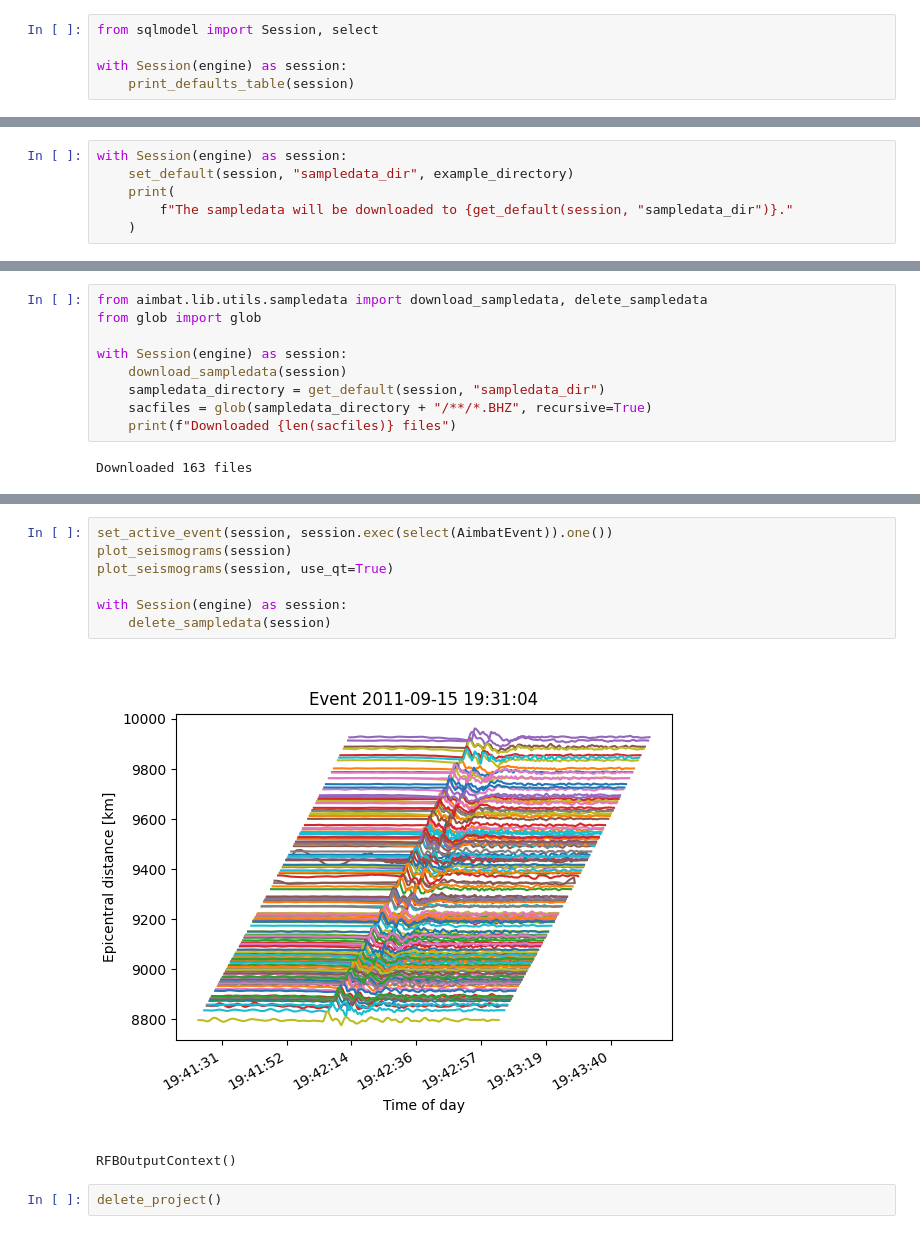
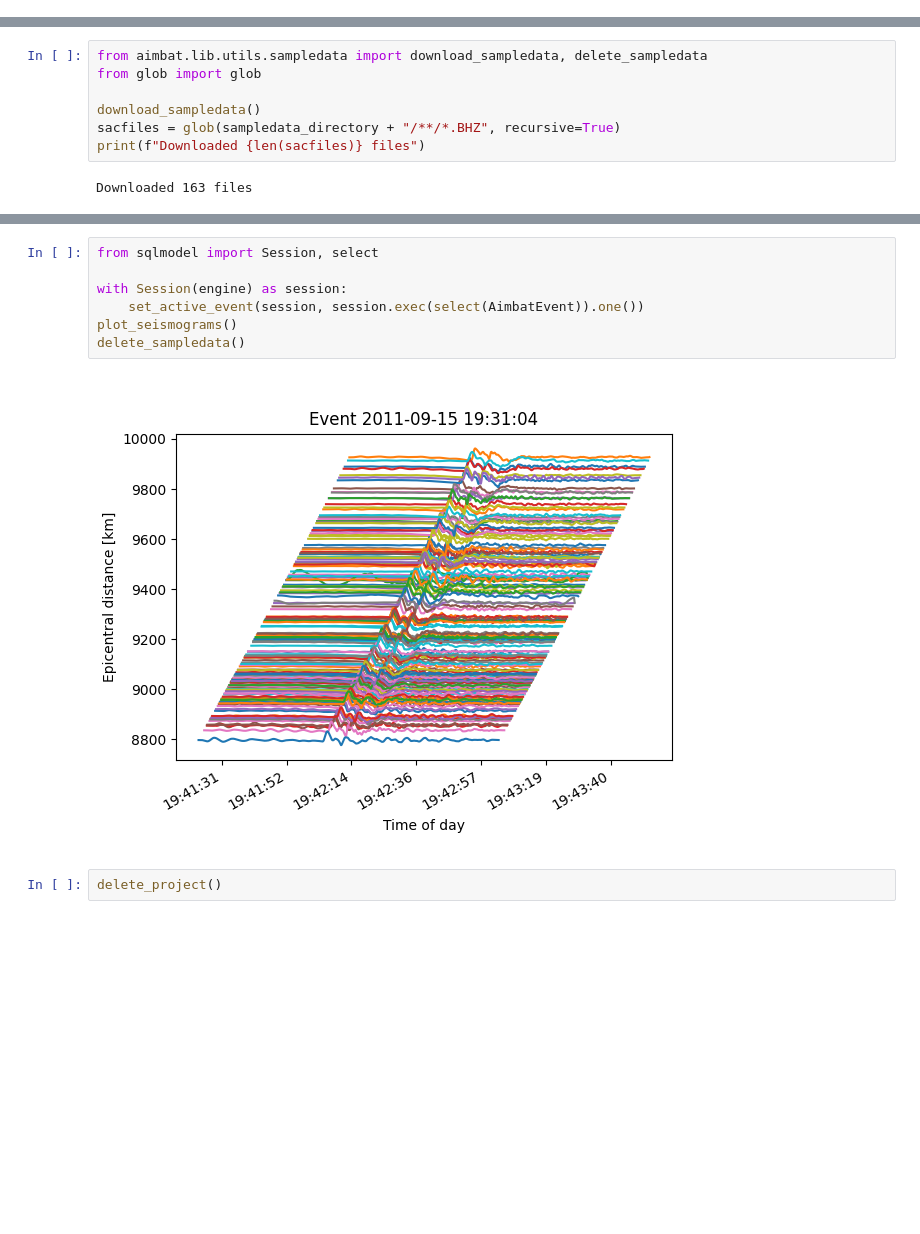
Before and after one commit to pysmo/aimbat, a Jupyter notebook: docs/examples/tutorial.ipynb, the cells around one changed output, grey strips where cells are left out. Cells and saved outputs as stored; diff of their text form; blank space fills up the shorter version.

Commit message:
refactor: use env vars for defaults

```diff
--- a/docs/examples/tutorial.ipynb
+++ b/docs/examples/tutorial.ipynb
@@ -53,5 +39,0 @@ from aimbat.lib.defaults import (
-# %%
-from sqlmodel import Session, select
-
-with Session(engine) as session:
-    print_defaults_table(session)
@@ -79,6 +39,0 @@ Let's change the `sampledata_dir` to the temporary location we created earlier:
-# %%
-with Session(engine) as session:
-    set_default(session, "sampledata_dir", example_directory)
-    print(
-        f"The sampledata will be downloaded to {get_default(session, "sampledata_dir")}."
-    )
@@ -88,11 +41,9 @@ The sampledata will be downloaded to /tmp/aimbat_dir_vhf4093h.
 from aimbat.lib.utils.sampledata import download_sampledata, delete_sampledata
 from glob import glob
 
-with Session(engine) as session:
-    download_sampledata(session)
-    sampledata_directory = get_default(session, "sampledata_dir")
-    sacfiles = glob(sampledata_directory + "/**/*.BHZ", recursive=True)
-    print(f"Downloaded {len(sacfiles)} files")
+download_sampledata()
+sacfiles = glob(sampledata_directory + "/**/*.BHZ", recursive=True)
+print(f"Downloaded {len(sacfiles)} files")
 # %% [output]
 Downloaded 163 files
 # %%
@@ -115,13 +66,12 @@ print_event_table(session)
 ╰────────────────┴────────┴─────────────────────┴──────────┴───────────┴────────┴──────────┴───────────┴──────────╯
 # %%
-set_active_event(session, session.exec(select(AimbatEvent)).one())
-plot_seismograms(session)
-plot_seismograms(session, use_qt=True)
+from sqlmodel import Session, select
 
 with Session(engine) as session:
-    delete_sampledata(session)
+    set_active_event(session, session.exec(select(AimbatEvent)).one())
+plot_seismograms()
+delete_sampledata()
 # %% [output]
-[figure, old version]
+[figure, new version]
-RFBOutputContext()
 # %%
 delete_project()
```
Also changed, not shown: parts of 10 cells of this notebook, 43 other files.
